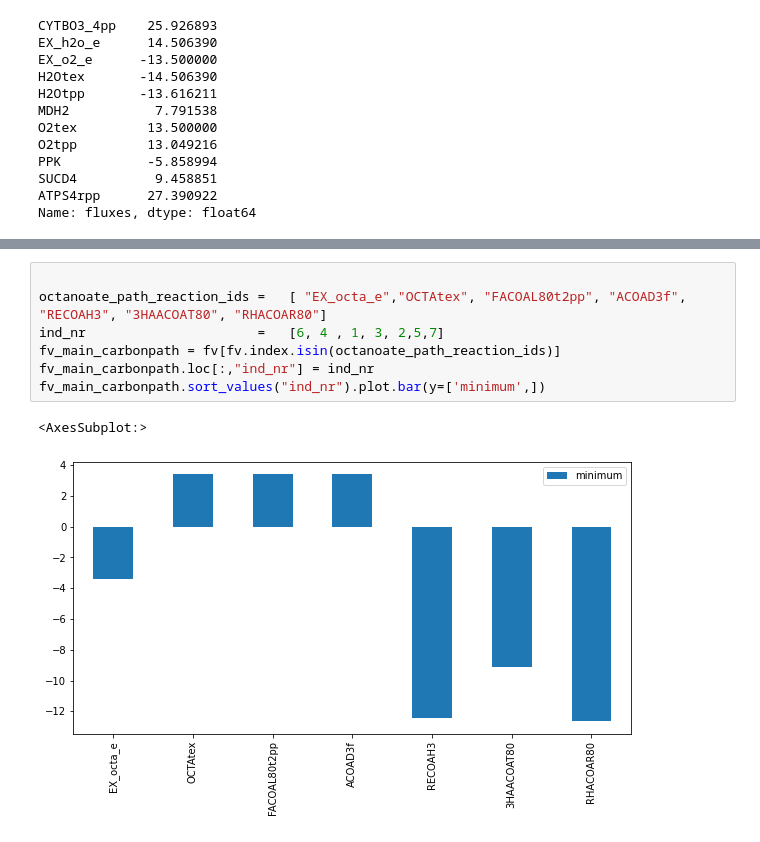
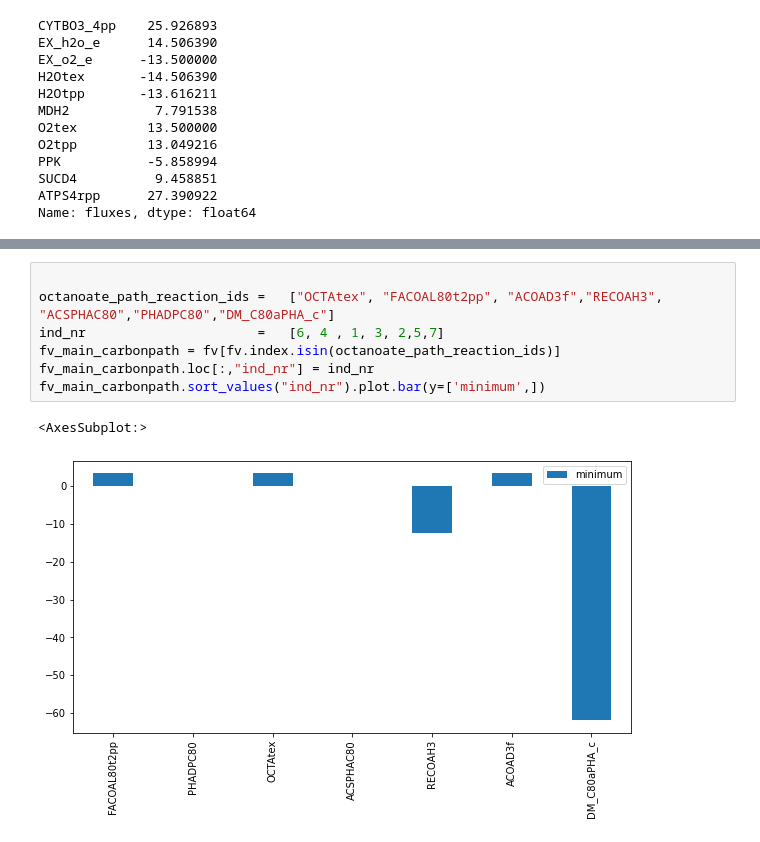
Before and after one commit to lizat-i/PseudomonasPutidaCobraPy, a Jupyter notebook: internalfluxtracking_oct_50.ipynb, the cells around one changed output, grey strips where cells are left out. Cells and saved outputs as stored; diff of their text form.

```diff
--- a/internalfluxtracking_oct.ipynb
+++ b/internalfluxtracking_oct_50.ipynb
@@ -200,10 +215,10 @@ list_of_filtered[list_of_filtered.index.str.contains('EX')]
 # %%
 
-octanoate_path_reaction_ids =   [ "EX_octa_e","OCTAtex", "FACOAL80t2pp", "ACOAD3f", "RECOAH3", "3HAACOAT80", "RHACOAR80"]
+octanoate_path_reaction_ids =   ["OCTAtex", "FACOAL80t2pp", "ACOAD3f","RECOAH3", "ACSPHAC80","PHADPC80","DM_C80aPHA_c"]
 ind_nr                      =   [6, 4 , 1, 3, 2,5,7]
 fv_main_carbonpath = fv[fv.index.isin(octanoate_path_reaction_ids)]
 fv_main_carbonpath.loc[:,"ind_nr"] = ind_nr
 fv_main_carbonpath.sort_values("ind_nr").plot.bar(y=['minimum',])
 # %% [output]
 <AxesSubplot:>
-[figure, old version]
+[figure, new version]
```
Also changed, not shown: parts of 10 cells of this notebook, 4 other files.
